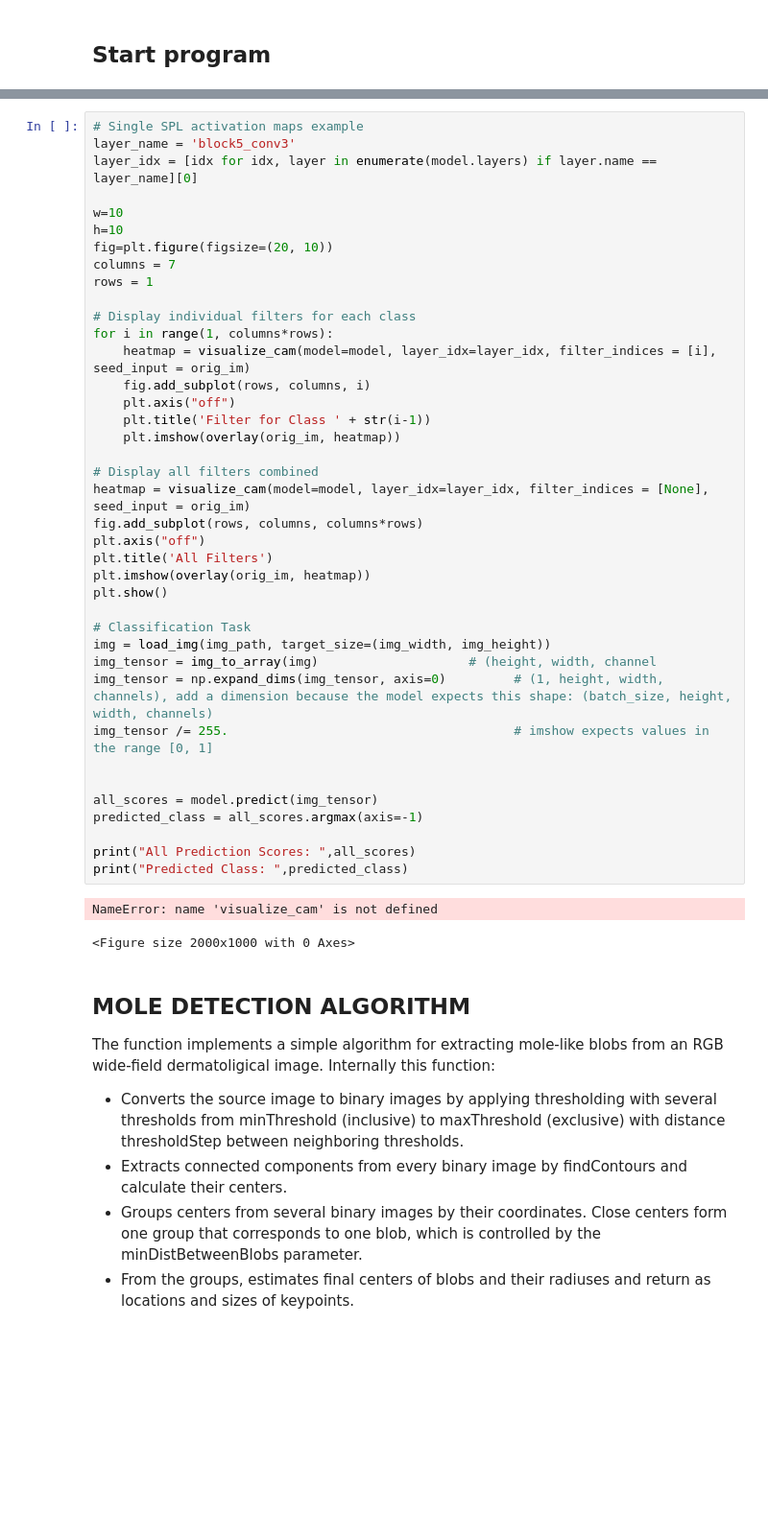
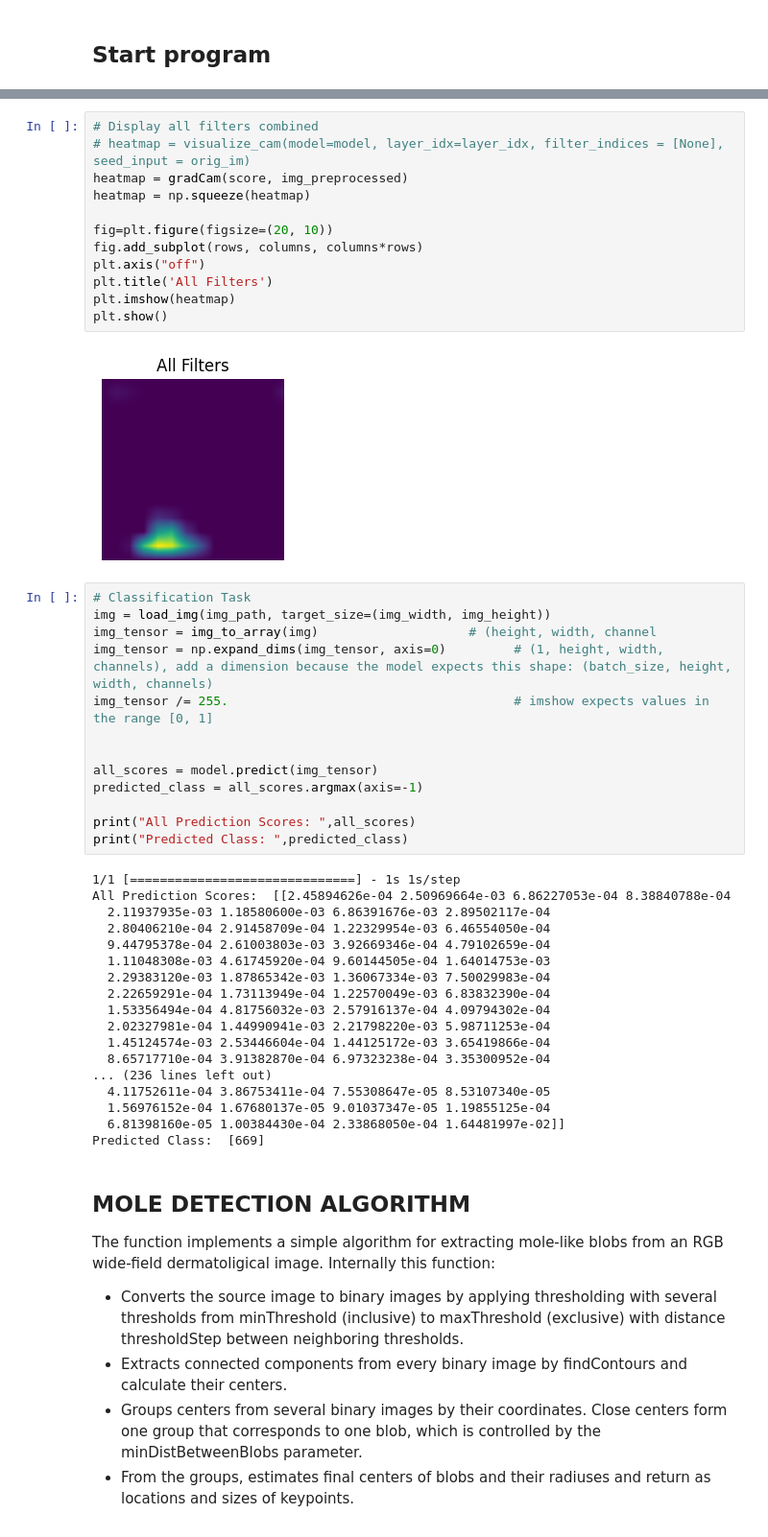
Before and after one commit to lrsoenksen/SPL_UD_DL, a Jupyter notebook: 05_DL_SPL_A_Wide_Field_Feature_Extractor_UglyDucking_Ranking_and_T-SNE.ipynb, the cells around one changed output, grey strips where cells are left out. Shown at 96% size. Saved outputs shown, nothing was run; the diff lists cells and outputs as text; blank space fills up the shorter version.

```diff
--- a/05_DL_SPL_A_Wide_Field_Feature_Extractor_UglyDucking_Ranking_and_T-SNE.ipynb
+++ b/05_DL_SPL_A_Wide_Field_Feature_Extractor_UglyDucking_Ranking_and_T-SNE.ipynb
@@ -333,30 +391,18 @@ plt.show()
+# %%
+# Display all filters combined
+# heatmap = visualize_cam(model=model, layer_idx=layer_idx, filter_indices = [None], seed_input = orig_im)
+heatmap = gradCam(score, img_preprocessed)
+heatmap = np.squeeze(heatmap)
+
+fig=plt.figure(figsize=(20, 10))
+fig.add_subplot(rows, columns, columns*rows)
+plt.axis("off")
+plt.title('All Filters')
+plt.imshow(heatmap)
+plt.show()
+# %% [output]
+[figure, added]
 # %%
-# Single SPL activation maps example
-layer_name = 'block5_conv3'
-layer_idx = [idx for idx, layer in enumerate(model.layers) if layer.name == layer_name][0]
-
-w=10
-h=10
-fig=plt.figure(figsize=(20, 10))
-columns = 7
-rows = 1
-
-# Display individual filters for each class
-for i in range(1, columns*rows):
-    heatmap = visualize_cam(model=model, layer_idx=layer_idx, filter_indices = [i], seed_input = orig_im)
-    fig.add_subplot(rows, columns, i)
-    plt.axis("off")
-    plt.title('Filter for Class ' + str(i-1))
-    plt.imshow(overlay(orig_im, heatmap))
-
-# Display all filters combined
-heatmap = visualize_cam(model=model, layer_idx=layer_idx, filter_indices = [None], seed_input = orig_im)
-fig.add_subplot(rows, columns, columns*rows)
-plt.axis("off")
-plt.title('All Filters')
-plt.imshow(overlay(orig_im, heatmap))
-plt.show()
-
 # Classification Task
 img = load_img(img_path, target_size=(img_width, img_height))
 img_tensor = img_to_array(img)                    # (height, width, channel
@@ -370,8 +416,23 @@ predicted_class = all_scores.argmax(axis=-1)
 print("All Prediction Scores: ",all_scores)
 print("Predicted Class: ",predicted_class)
 # %% [output]
-NameError: name 'visualize_cam' is not defined
+1/1 [==============================] - 1s 1s/step
+All Prediction Scores:  [[2.45894626e-04 2.50969664e-03 6.86227053e-04 8.38840788e-04
+  2.11937935e-03 1.18580600e-03 6.86391676e-03 2.89502117e-04
+  2.80406210e-04 2.91458709e-04 1.22329954e-03 6.46554050e-04
+  9.44795378e-04 2.61003803e-03 3.92669346e-04 4.79102659e-04
+  1.11048308e-03 4.61745920e-04 9.60144505e-04 1.64014753e-03
+  2.29383120e-03 1.87865342e-03 1.36067334e-03 7.50029983e-04
+  2.22659291e-04 1.73113949e-04 1.22570049e-03 6.83832390e-04
+  1.53356494e-04 4.81756032e-03 2.57916137e-04 4.09794302e-04
+  2.02327981e-04 1.44990941e-03 2.21798220e-03 5.98711253e-04
+  1.45124574e-03 2.53446604e-04 1.44125172e-03 3.65419866e-04
+  8.65717710e-04 3.91382870e-04 6.97323238e-04 3.35300952e-04
+... (236 lines left out)
+  4.11752611e-04 3.86753411e-04 7.55308647e-05 8.53107340e-05
+  1.56976152e-04 1.67680137e-05 9.01037347e-05 1.19855125e-04
+  6.81398160e-05 1.00384430e-04 2.33868050e-04 1.64481997e-02]]
+Predicted Class:  [669]
-<Figure size 2000x1000 with 0 Axes>
 # %% [markdown]
 ## MOLE DETECTION ALGORITHM
 
```
Also changed, not shown: parts of 10 cells of this notebook, 9 other files.
